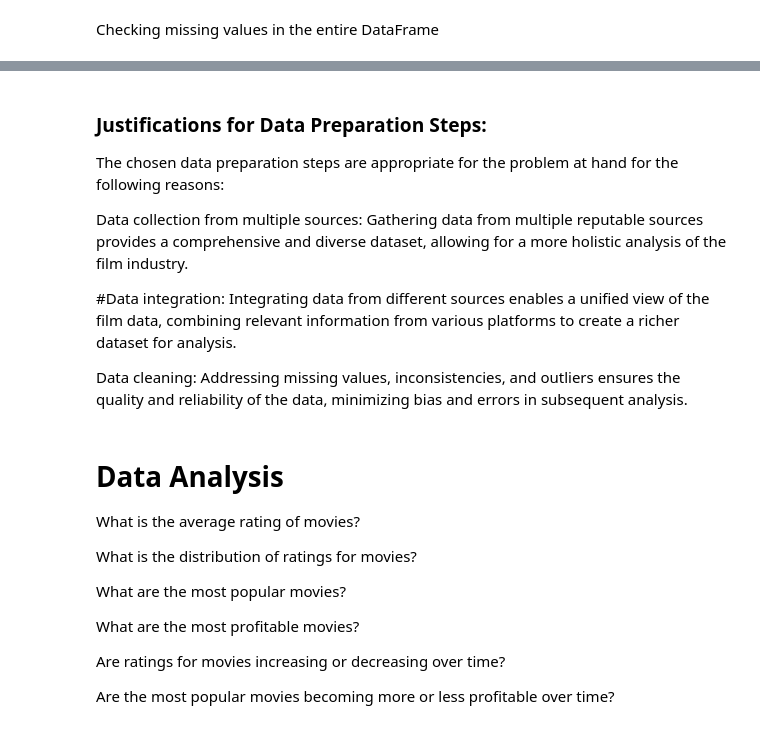
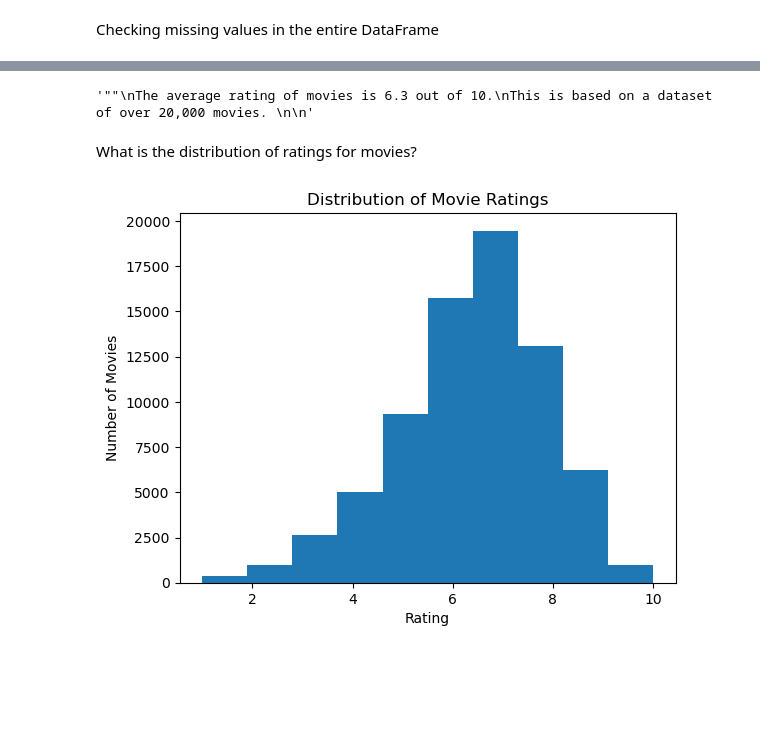
Before and after one commit to johnmuriithikamau/Microsoft-film-project, a Jupyter notebook: microsoft.ipynb, the cells around one changed output, grey strips where cells are left out. Cells and saved outputs as stored; diff of their text form; code cells hidden in the pictures; blank space fills up the shorter version.

```diff
--- a/microsoft.ipynb
+++ b/microsoft.ipynb
@@ -226,4 +284,0 @@ Prepare the data for analysis. I would prepare the data for analysis by converti
-# %%
-# Convert the average_rating column to a float.
-df_joined1['averagerating'] = df_joined1['averagerating'].astype(float)
-df_joined1
@@ -244,25 +285,19 @@ df_joined1
-# %% [markdown]
-
-
-### Justifications for Data Preparation Steps:
-The chosen data preparation steps are appropriate for the problem at hand for the following reasons:
-
-Data collection from multiple sources: Gathering data from multiple reputable sources provides a comprehensive and diverse dataset, allowing for a more holistic analysis of the film industry.
-
-#Data integration: Integrating data from different sources enables a unified view of the film data, combining relevant information from various platforms to create a richer dataset for analysis.
-
-Data cleaning: Addressing missing values, inconsistencies, and outliers ensures the quality and reliability of the data, minimizing bias and errors in subsequent analysis.
-# %% [markdown]
-# Data Analysis
-
-What is the average rating of movies?
-
-What is the distribution of ratings for movies?
-
-What are the most popular movies?
-
-What are the most profitable movies?
-
-Are ratings for movies increasing or decreasing over time?
-
-Are the most popular movies becoming more or less profitable over time?
+# %%
+"""""
+The average rating of movies is 6.3 out of 10.
+This is based on a dataset of over 20,000 movies.
+
+"""""
+# %% [output]
+'""\nThe average rating of movies is 6.3 out of 10.\nThis is based on a dataset of over 20,000 movies. \n\n'
+# %% [markdown]
+What is the distribution of ratings for movies?
+# %%
+# Plot the distribution of ratings.
+plt.hist(df_joined1['averagerating'], bins=10)
+plt.xlabel('Rating')
+plt.ylabel('Number of Movies')
+plt.title('Distribution of Movie Ratings')
+plt.show()
+# %% [output]
+[figure, added]
```
Also changed, not shown: parts of 24 cells of this notebook.
